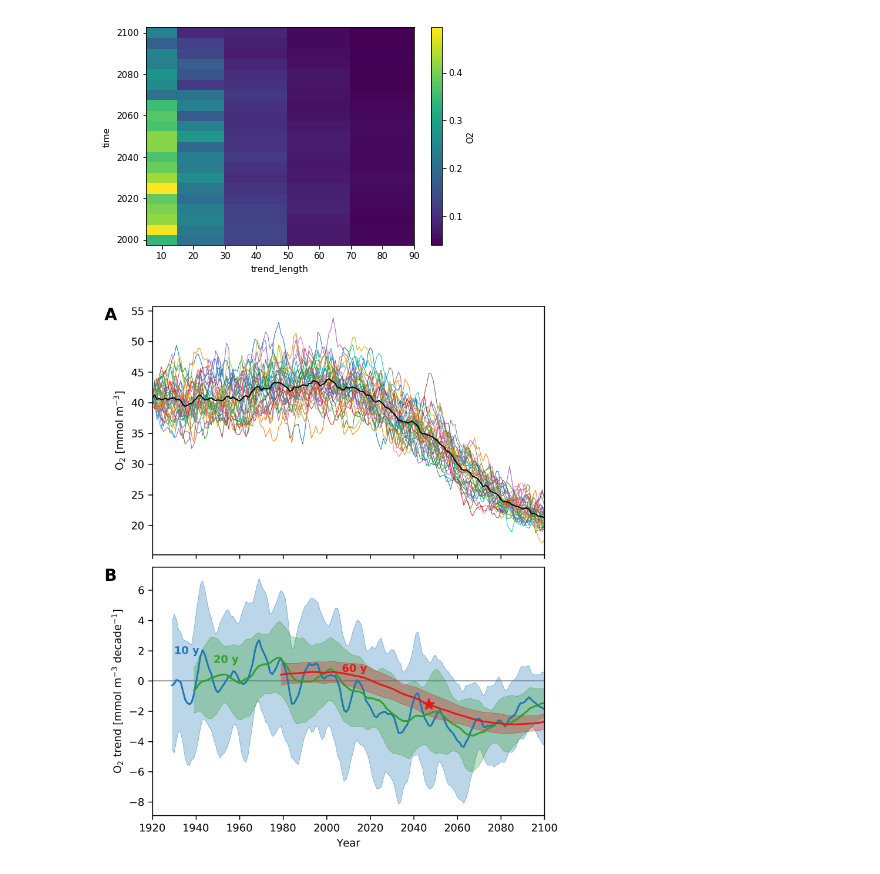
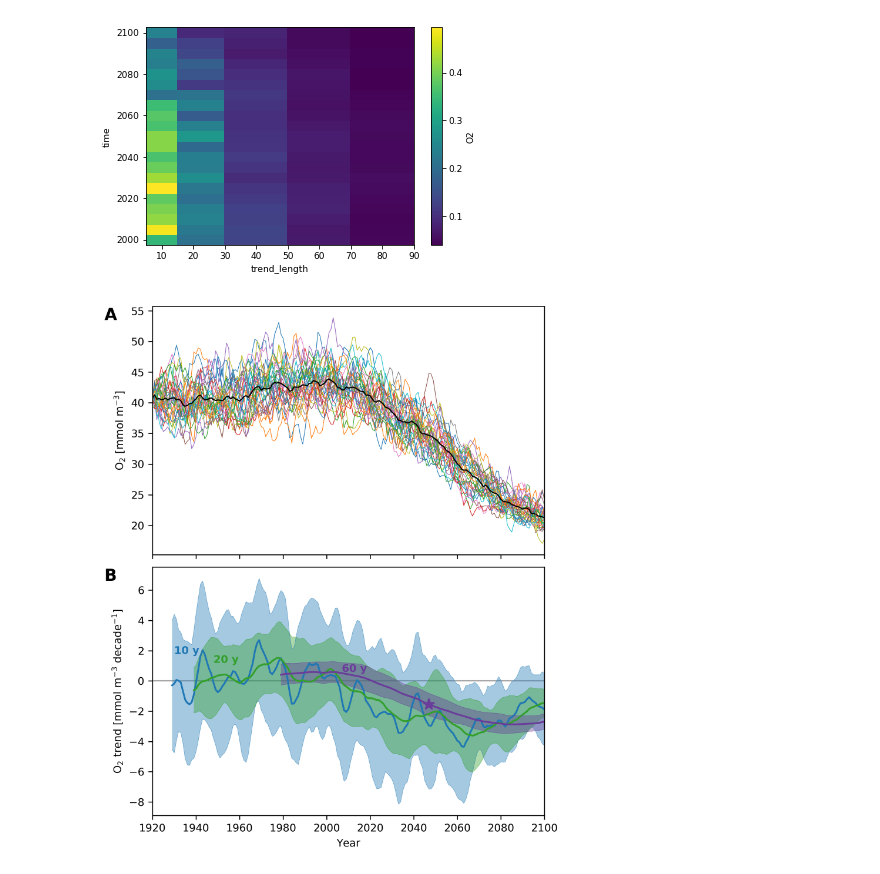
Before and after one commit to matt-long/iucn-deoxygenation-report, a Jupyter notebook: plot_cesm_change_regional_o2.ipynb, the cells around one changed output. Saved outputs shown, nothing was run; the diff lists cells and outputs as text; code cells hidden in the pictures.

```diff
--- a/plot_cesm_change_regional_o2.ipynb
+++ b/plot_cesm_change_regional_o2.ipynb
@@ -89,10 +89,13 @@ for j in range(250,350):
         if rmask[j,i] == 1.:
             ndx = ((i-8<=irng)&(irng<= i))
             rmask[j,ndx] = 1.
-            rmask[j,~ndx] = 0.
+            rmask[j,np.logical_not(ndx)] = 0.
             break
         elif lat_rng[0]>tr85a.TLAT[j,i] or tr85a.TLAT[j,i]>lat_rng[1]:
             rmask[j,:] = 0.
 
+plt.figure()
+tr85a.KMT.plot()
+plt.figure()
 rmask[:,:].plot()
 # %% [output]
@@ -230,7 +234,7 @@ if not os.path.exists(file_out):
                 nt = len(x)
                 for v in varlist:
                     y = dsi[v].values
-                    beta = np.polyfit(x[~np.isnan(y)],y[~np.isnan(y)],1)
+                    beta = np.polyfit(x[np.logical_not(np.isnan(y))],y[np.logical_not(np.isnan(y))],1)
                     trend[v].values[ie,iy,ip] = beta[0]
                     del y
     trend.to_netcdf(file_out)
@@ -271,7 +275,7 @@ trends.O2.plot()
 # %%
 plot_name = os.path.join(diro['fig'],'cesm-regional-ccs-timeseries.pdf')
 
-hexcolor = ['#1f78b4','#33a02c','#e31a1c','#ff7f00','#6a3d9a']
+hexcolor = ['#1f78b4','#33a02c','#6a3d9a','#ff7f00','#e31a1c','#6a3d9a']
 #hexcolor = ['#1b9e77','#d95f02','#7570b3']
 fig = plt.figure(dpi=300,figsize=(6,8),facecolor='w')
 gs = gridspec.GridSpec(2,1)
@@ -305,31 +309,31 @@ for ip in range(n_trnd):
         if (s2n[l:]<-2.).all():
             toex = trnd_yr[l]
             toey = trenda[v].values[l,ip]*10.
             detected = True
             break
     if detected:
         ax.plot(toex,toey,'*',color=hexcolor[ip],markersize=10)
 
 ax.text(1930,1.8,'%d y'%trnd_lngth[0],color=hexcolor[0],fontweight='bold')
 ax.text(1948,1.2,'%d y'%trnd_lngth[1],color=hexcolor[1],fontweight='bold')
 ax.text(2007, .6,'%d y'%trnd_lngth[2],color=hexcolor[2],fontweight='bold')
 
 ax.axhline(0,color='k',linewidth=0.5,zorder=-10)
 ax.set_xlim((1920,2100))
 ax.set_xlabel('Year')
 ax.set_ylabel('O$_2$ trend [mmol m$^{-3}$ decade$^{-1}$]')
 
 gs.update(hspace=0.05)
 
 ax = fig.get_axes()
 alp = [chr(i).upper() for i in range(97,97+26)]
 for i,axi in enumerate(ax):
     p = axi.get_position()
     y = p.y1-0.02
     fig.text(0.03,y,'%s'%alp[i],
              fontsize=14.,
              fontweight = 'semibold')
 
 plt.savefig(plot_name,bbox_inches='tight')
 # %% [output]
-[figure, old version]
+[figure, new version]
```
Also changed, not shown: parts of 1 cell of this notebook, 7 other files.
